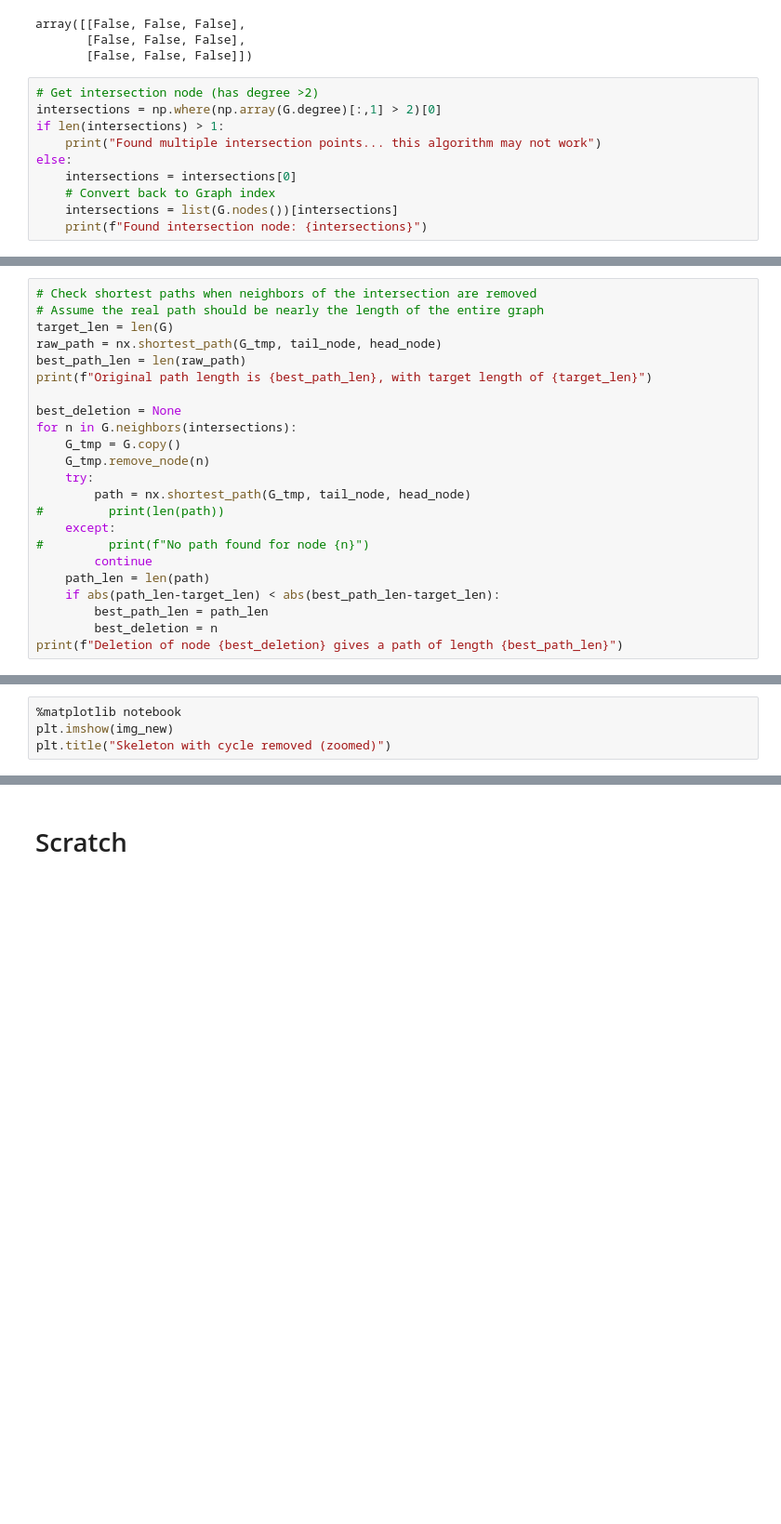
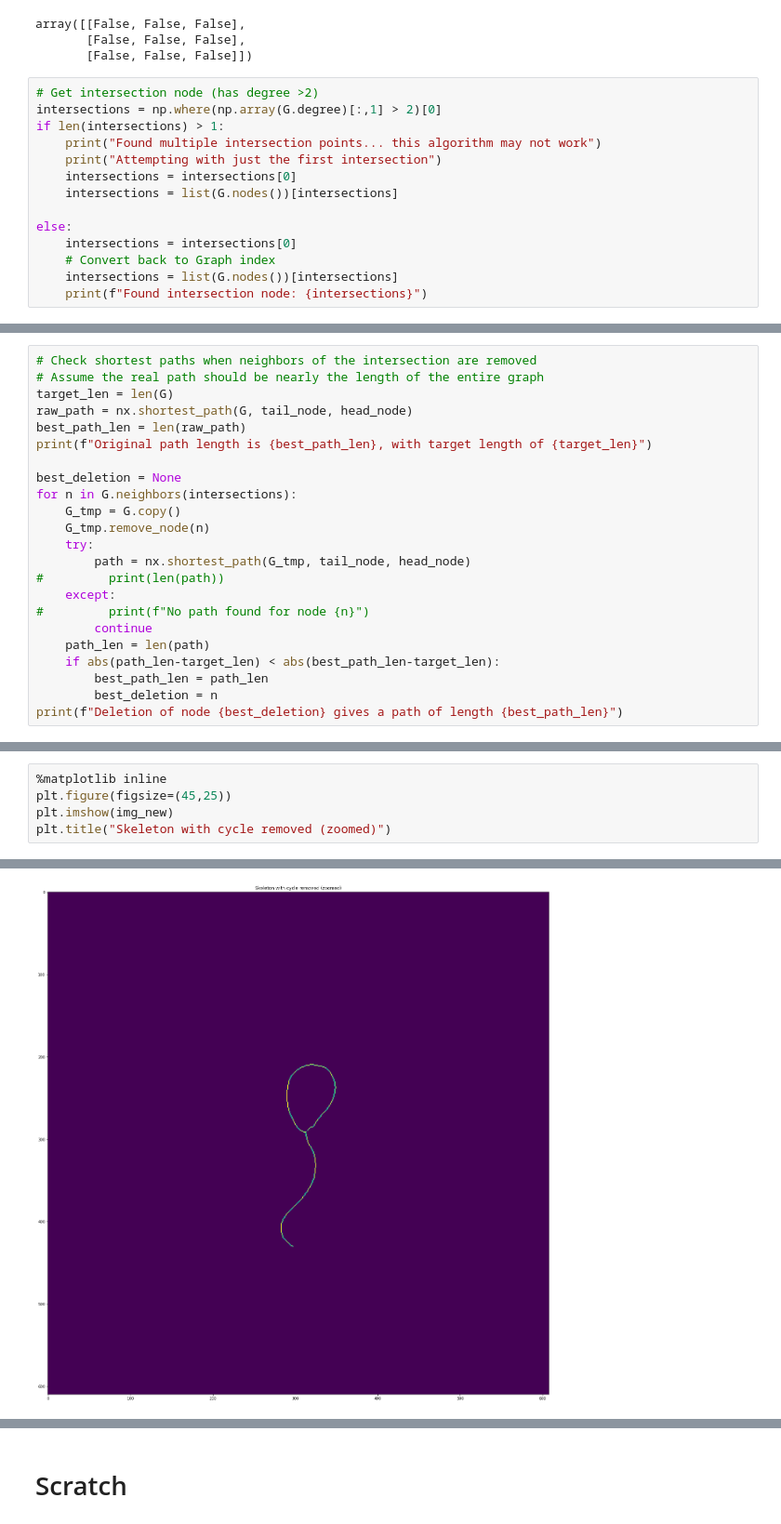
Before and after one commit to Charles-Fieseler-Vienna/remove_cycle_from_skeleton, a Jupyter notebook: skeletonization_tests.ipynb, the cells around one changed output, grey strips where cells are left out. Shown: that part at 93% size. Saved outputs shown, nothing was run; the diff lists cells and outputs as text; blank space fills up the shorter version.

```diff
--- a/skeletonization_tests.ipynb
+++ b/skeletonization_tests.ipynb
@@ -116,6 +135,10 @@ array([[False, False, False],
 intersections = np.where(np.array(G.degree)[:,1] > 2)[0]
 if len(intersections) > 1:
     print("Found multiple intersection points... this algorithm may not work")
+    print("Attempting with just the first intersection")
+    intersections = intersections[0]
+    intersections = list(G.nodes())[intersections]
+
 else:
     intersections = intersections[0]
     # Convert back to Graph index
@@ -131,7 +155,7 @@ array([192, 193, 194, 195])
 # Check shortest paths when neighbors of the intersection are removed
 # Assume the real path should be nearly the length of the entire graph
 target_len = len(G)
-raw_path = nx.shortest_path(G_tmp, tail_node, head_node)
+raw_path = nx.shortest_path(G, tail_node, head_node)
 best_path_len = len(raw_path)
 print(f"Original path length is {best_path_len}, with target length of {target_len}")
 
@@ -162,5 +185,6 @@ NameError: name 'best_deletion' is not defined
 # %%
-%matplotlib notebook
+%matplotlib inline
+plt.figure(figsize=(45,25))
 plt.imshow(img_new)
 plt.title("Skeleton with cycle removed (zoomed)")
 # %% [output]
@@ -169 +191,2 @@ plt.title("Skeleton with cycle removed (zoomed)")
 Text(0.5, 1.0, 'Skeleton with cycle removed (zoomed)')
+[figure, added]
```
Also changed, not shown: parts of 13 cells of this notebook.
